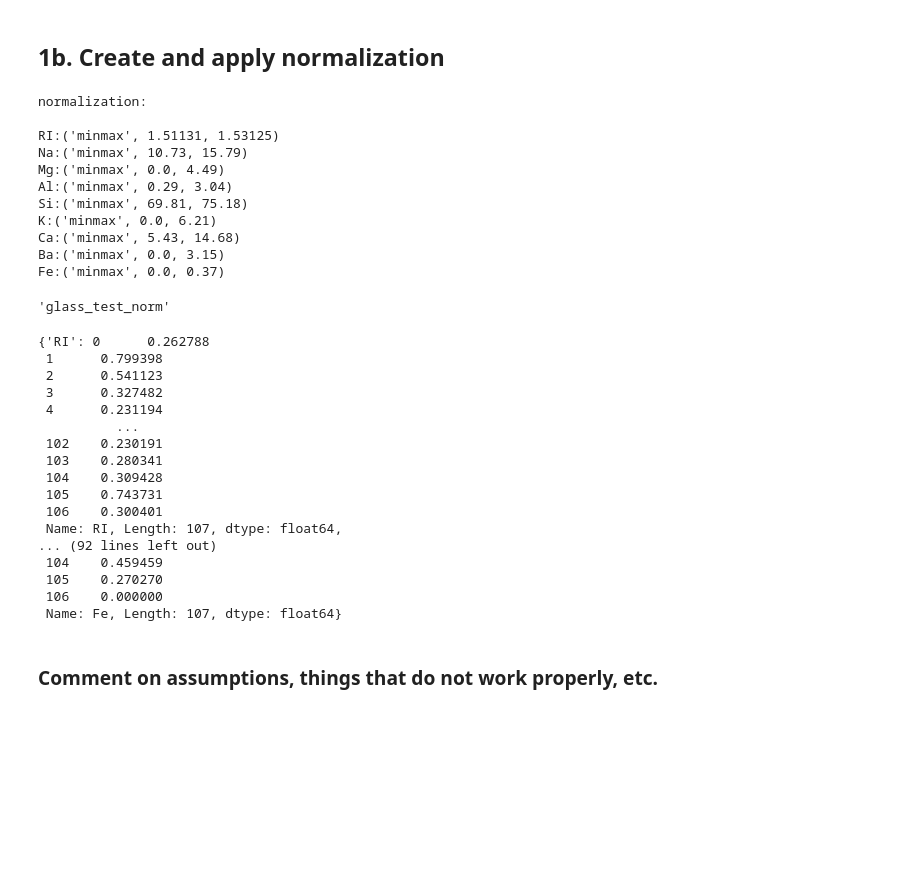
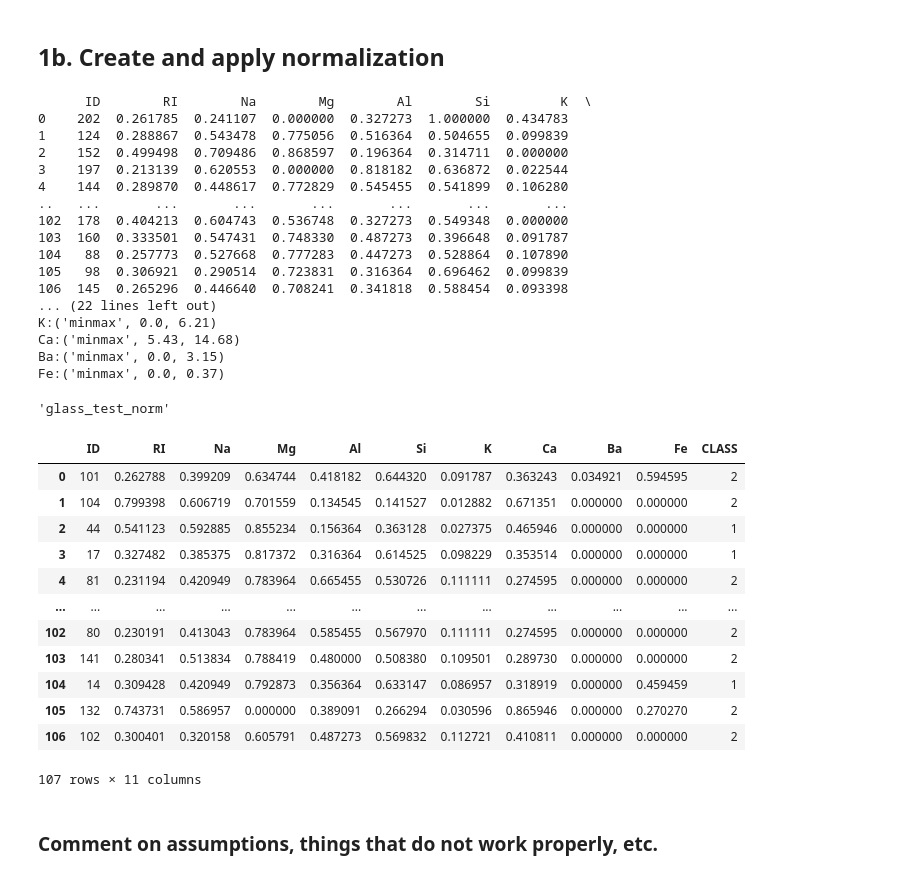
Before and after one commit to jakifasty/ID2214ProgrammingDataScience, a Jupyter notebook: Assignment_1_ID2214_3.ipynb, the cells around one changed output. Drawn from its saved outputs; the diff is of its cells as text; code cells hidden in the pictures; blank space fills up the shorter version.

```diff
--- a/Assignment_1_ID2214_3.ipynb
+++ b/Assignment_1_ID2214_3.ipynb
@@ -180,73 +180,77 @@ def create_normalization(df, normalizationtype): # minmax (default) or zscore
             if (new_df[col].dtype == "float" or new_df[col].dtype == "int") and col != "CLASS" and col !="ID":
                 #normalization[col] = ({"CLASS": ("minmax", 0, 1), "ID": ("minmax", 0, 1)})
                 normalization[col] = ("minmax", new_df[col].min(), new_df[col].max())
+                new_df[col] = [(x-new_df[col].min())/(new_df[col].max()-new_df[col].min()) for x in new_df[col]]
     elif normalizationtype == "zscore":
         for col in new_df.columns:
             if (new_df[col].dtype == "float" or new_df[col].dtype == "int") and col != "CLASS" and col !="ID":
                 #normalization[col] = ({"CLASS": ("zscore", 0, 1), "ID": ("zscore", 0, 1)})
                 normalization[col] = ("zscore", new_df[col].mean(), new_df[col].std())
+                new_df[col] = new_df[col].apply(lambda x:(x-new_df[col].mean())/new_df[col].std())
 
     return new_df, normalization
 
 def apply_normalization(df, normalization):
 
     new_df = df.copy() #copy input dataframe
-    normalized_df = {}
 
     for col in new_df.columns:
         if (new_df[col].dtype == "float" or new_df[col].dtype == "int") and col != "CLASS" and col !="ID":
             if normalization[col][0] == "minmax":
-                normalized_df[col] = (new_df[col] - normalization[col][1])/(normalization[col][2] - normalization[col][1])
+                new_df[col] = (new_df[col] - normalization[col][1])/(normalization[col][2] - normalization[col][1])
             elif normalization[col][0] == "zscore":
-                normalized_df[col] = (new_df[col] - normalization[col][1])/normalization[col][2]
+                new_df[col] = (new_df[col] - normalization[col][1])/normalization[col][2]
 
-    return normalized_df
+    return new_df
 # %%
 # Test your code (leave this part unchanged)
 
-glass_train_df = pd.read_csv("glass_train.csv")
+glass_train_df = pd.read_csv(r"C:\Users\User\Documents\KTH\3 semester\Programming\Assignments GitHub\ID2214ProgrammingDataScience\glass_train.csv")
 
-glass_test_df = pd.read_csv("glass_test.csv")
+glass_test_df = pd.read_csv(r"C:\Users\User\Documents\KTH\3 semester\Programming\Assignments GitHub\ID2214ProgrammingDataScience\glass_test.csv")
 
 glass_train_norm, normalization = create_normalization(glass_train_df,normalizationtype="minmax")
+print(glass_train_norm)
 print("normalization:\n")
 for f in normalization:
     print("{}:{}".format(f,normalization[f]))
 
 print()
 
 glass_test_norm = apply_normalization(glass_test_df,normalization)
 display("glass_test_norm",glass_test_norm)
 # %% [output]
-normalization:
-
-RI:('minmax', 1.51131, 1.53125)
-Na:('minmax', 10.73, 15.79)
-Mg:('minmax', 0.0, 4.49)
-Al:('minmax', 0.29, 3.04)
-Si:('minmax', 69.81, 75.18)
+      ID        RI        Na        Mg        Al        Si         K  \
+0    202  0.261785  0.241107  0.000000  0.327273  1.000000  0.434783
+1    124  0.288867  0.543478  0.775056  0.516364  0.504655  0.099839
+2    152  0.499498  0.709486  0.868597  0.196364  0.314711  0.000000
+3    197  0.213139  0.620553  0.000000  0.818182  0.636872  0.022544
+4    144  0.289870  0.448617  0.772829  0.545455  0.541899  0.106280
+..   ...       ...       ...       ...       ...       ...       ...
+102  178  0.404213  0.604743  0.536748  0.327273  0.549348  0.000000
+103  160  0.333501  0.547431  0.748330  0.487273  0.396648  0.091787
+104   88  0.257773  0.527668  0.777283  0.447273  0.528864  0.107890
+105   98  0.306921  0.290514  0.723831  0.316364  0.696462  0.099839
+106  145  0.265296  0.446640  0.708241  0.341818  0.588454  0.093398
+... (22 lines left out)
 K:('minmax', 0.0, 6.21)
 Ca:('minmax', 5.43, 14.68)
 Ba:('minmax', 0.0, 3.15)
 Fe:('minmax', 0.0, 0.37)
 'glass_test_norm'
+|  | ID | RI | Na | Mg | Al | Si | K | Ca | Ba | Fe | CLASS |
+| 0 | 101 | 0.262788 | 0.399209 | 0.634744 | 0.418182 | 0.644320 | 0.091787 | 0.363243 | 0.034921 | 0.594595 | 2 |
+| 1 | 104 | 0.799398 | 0.606719 | 0.701559 | 0.134545 | 0.141527 | 0.012882 | 0.671351 | 0.000000 | 0.000000 | 2 |
+| 2 | 44 | 0.541123 | 0.592885 | 0.855234 | 0.156364 | 0.363128 | 0.027375 | 0.465946 | 0.000000 | 0.000000 | 1 |
+| 3 | 17 | 0.327482 | 0.385375 | 0.817372 | 0.316364 | 0.614525 | 0.098229 | 0.353514 | 0.000000 | 0.000000 | 1 |
+| 4 | 81 | 0.231194 | 0.420949 | 0.783964 | 0.665455 | 0.530726 | 0.111111 | 0.274595 | 0.000000 | 0.000000 | 2 |
+| ... | ... | ... | ... | ... | ... | ... | ... | ... | ... | ... | ... |
+| 102 | 80 | 0.230191 | 0.413043 | 0.783964 | 0.585455 | 0.567970 | 0.111111 | 0.274595 | 0.000000 | 0.000000 | 2 |
+| 103 | 141 | 0.280341 | 0.513834 | 0.788419 | 0.480000 | 0.508380 | 0.109501 | 0.289730 | 0.000000 | 0.000000 | 2 |
+| 104 | 14 | 0.309428 | 0.420949 | 0.792873 | 0.356364 | 0.633147 | 0.086957 | 0.318919 | 0.000000 | 0.459459 | 1 |
+| 105 | 132 | 0.743731 | 0.586957 | 0.000000 | 0.389091 | 0.266294 | 0.030596 | 0.865946 | 0.000000 | 0.270270 | 2 |
+| 106 | 102 | 0.300401 | 0.320158 | 0.605791 | 0.487273 | 0.569832 | 0.112721 | 0.410811 | 0.000000 | 0.000000 | 2 |
-{'RI': 0      0.262788
- 1      0.799398
- 2      0.541123
- 3      0.327482
- 4      0.231194
-          ...
- 102    0.230191
- 103    0.280341
- 104    0.309428
- 105    0.743731
- 106    0.300401
- Name: RI, Length: 107, dtype: float64,
-... (92 lines left out)
- 104    0.459459
- 105    0.270270
- 106    0.000000
- Name: Fe, Length: 107, dtype: float64}
+107 rows × 11 columns
 # %% [markdown]
 ### Comment on assumptions, things that do not work properly, etc.
 # %% [markdown]
```
Also changed, not shown: parts of 1 cell of this notebook, 1 other file.
